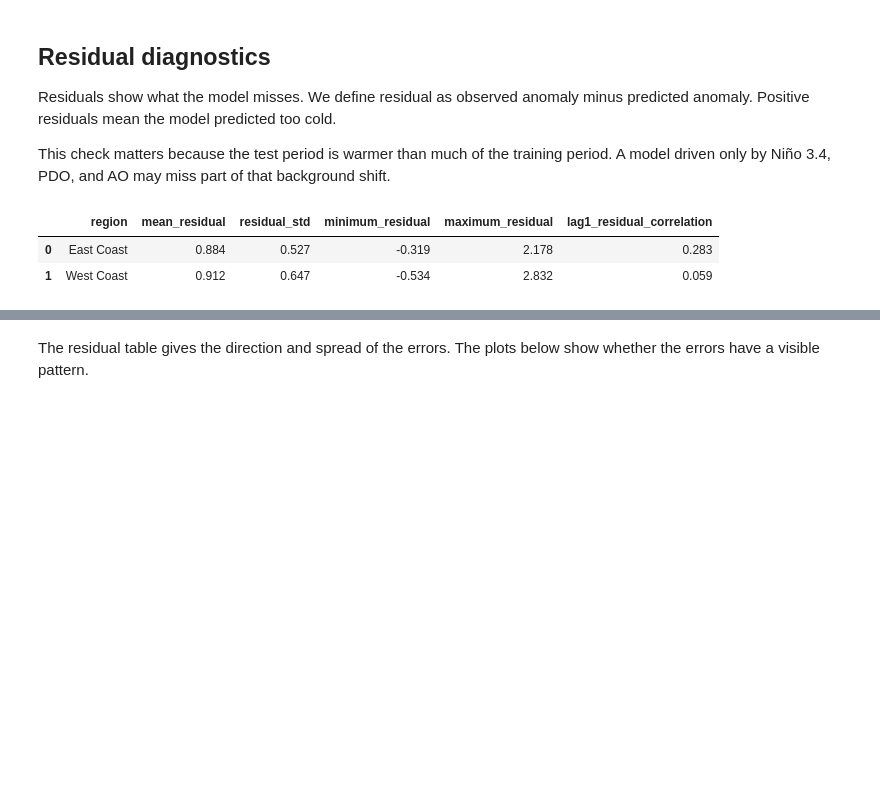
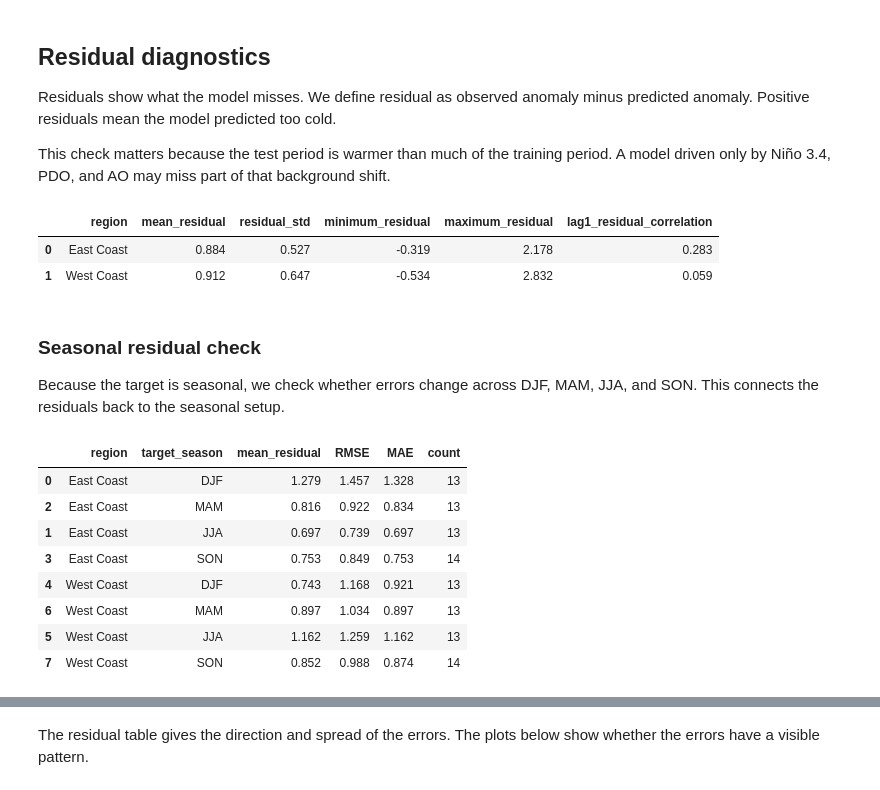
Before and after one commit to Cumuifreer/ucla-stats-152-final-project-topic2, a Jupyter notebook: topic2_temperature_prediction_mvp.ipynb, the cells around one changed output, grey strips where cells are left out. Cells and saved outputs as stored; diff of their text form; code cells hidden in the pictures; blank space fills up the shorter version.

```diff
--- a/topic2_temperature_prediction_mvp.ipynb
+++ b/topic2_temperature_prediction_mvp.ipynb
@@ -792,3 +928,38 @@ residual_summary.round(3)
 |  | region | mean_residual | residual_std | minimum_residual | maximum_residual | lag1_residual_correlation |
 | 0 | East Coast | 0.884 | 0.527 | -0.319 | 2.178 | 0.283 |
 | 1 | West Coast | 0.912 | 0.647 | -0.534 | 2.832 | 0.059 |
+# %% [markdown]
+### Seasonal residual check
+
+Because the target is seasonal, we check whether errors change across DJF, MAM, JJA, and SON. This connects the residuals back to the seasonal setup.
+# %%
+# Summarize full-model residuals by target season.
+season_residual_summary = (
+    full_model_predictions.groupby(["region", "target_season"])
+    .agg(
+        mean_residual=("residual", "mean"),
+        RMSE=("residual", lambda values: np.sqrt(np.mean(values ** 2))),
+        MAE=("residual", lambda values: np.mean(np.abs(values))),
+        count=("residual", "size"),
+    )
+    .reset_index()
+)
+
+season_residual_summary["target_season"] = pd.Categorical(
+    season_residual_summary["target_season"],
+    categories=SEASON_ORDER,
+    ordered=True,
+)
+season_residual_summary = season_residual_summary.sort_values(["region", "target_season"])
+
+season_residual_summary.round(3)
+# %% [output]
+|  | region | target_season | mean_residual | RMSE | MAE | count |
+| 0 | East Coast | DJF | 1.279 | 1.457 | 1.328 | 13 |
+| 2 | East Coast | MAM | 0.816 | 0.922 | 0.834 | 13 |
+| 1 | East Coast | JJA | 0.697 | 0.739 | 0.697 | 13 |
+| 3 | East Coast | SON | 0.753 | 0.849 | 0.753 | 14 |
+| 4 | West Coast | DJF | 0.743 | 1.168 | 0.921 | 13 |
+| 6 | West Coast | MAM | 0.897 | 1.034 | 0.897 | 13 |
+| 5 | West Coast | JJA | 1.162 | 1.259 | 1.162 | 13 |
+| 7 | West Coast | SON | 0.852 | 0.988 | 0.874 | 14 |
```
Also changed, not shown: parts of 14 cells of this notebook, 2 other files.
